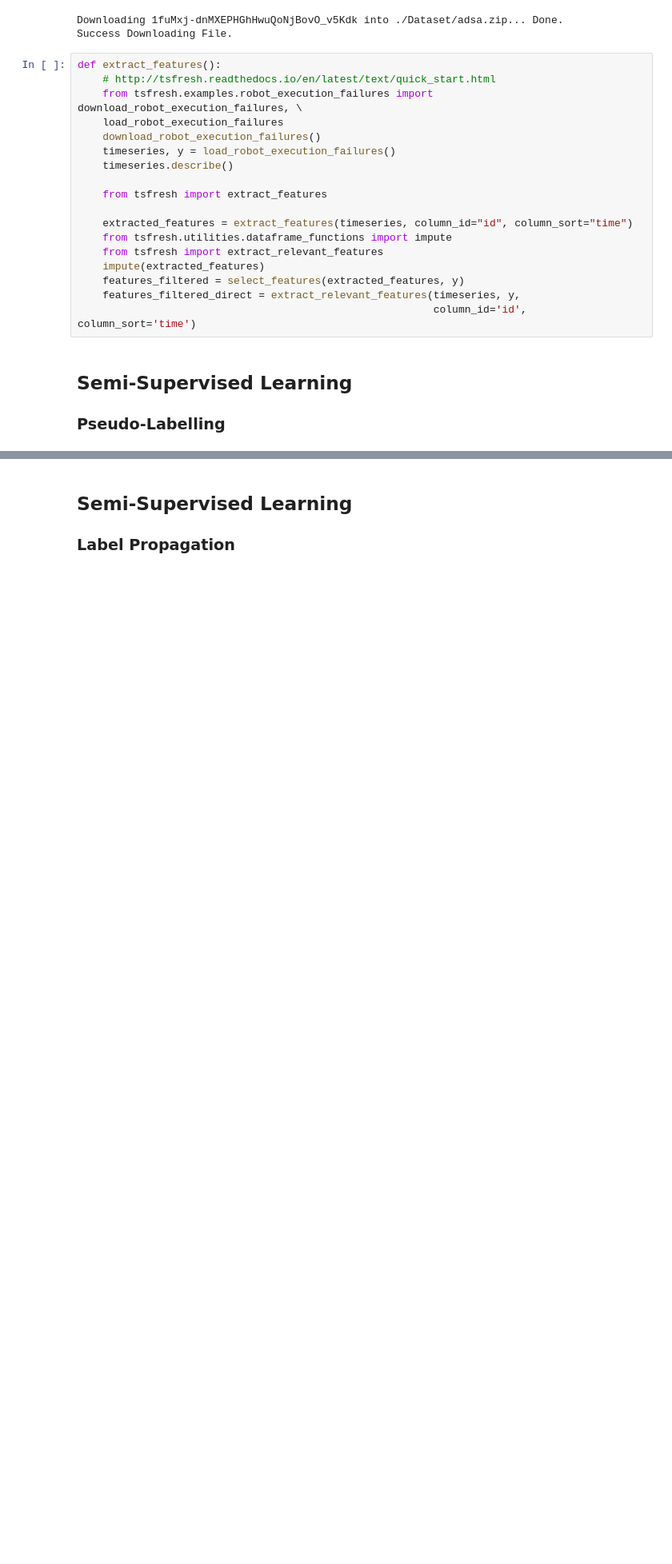
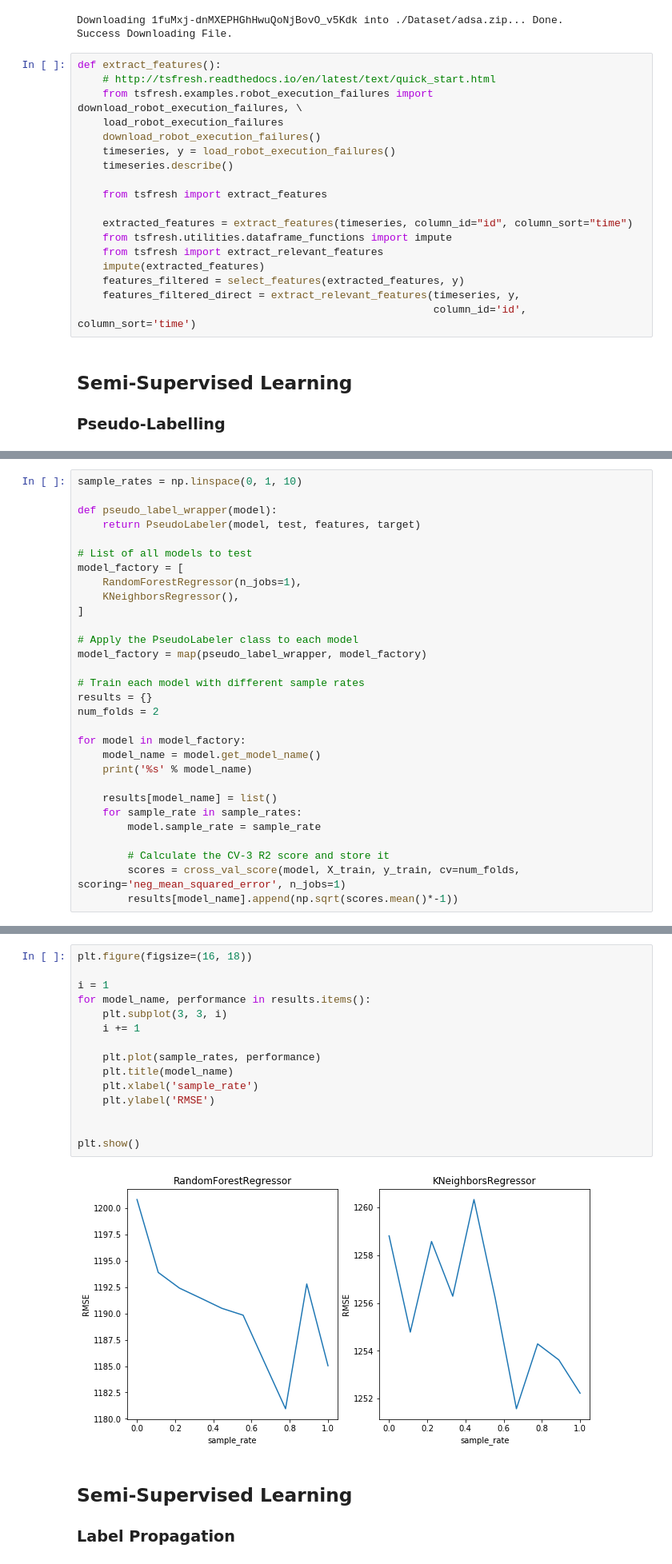
Before and after one commit to pbmiguel/py-har, a Jupyter notebook: TASKS/T1/2016-ANSAMO/Utils.ipynb, the cells around one changed output, grey strips where cells are left out. Shown at 80% size. Drawn from its saved outputs; the diff is of its cells as text; blank space fills up the shorter version.

Commit message:
add. self labelling semi-supervised method

```diff
--- a/TASKS/T1/2016-ANSAMO/Utils.ipynb
+++ b/TASKS/T1/2016-ANSAMO/Utils.ipynb
@@ -51,0 +321,30 @@ def extract_features():
+# %%
+sample_rates = np.linspace(0, 1, 10)
+
+def pseudo_label_wrapper(model):
+    return PseudoLabeler(model, test, features, target)
+
+# List of all models to test
+model_factory = [
+    RandomForestRegressor(n_jobs=1),
+    KNeighborsRegressor(),
+]
+
+# Apply the PseudoLabeler class to each model
+model_factory = map(pseudo_label_wrapper, model_factory)
+
+# Train each model with different sample rates
+results = {}
+num_folds = 2
+
+for model in model_factory:
+    model_name = model.get_model_name()
+    print('%s' % model_name)
+
+    results[model_name] = list()
+    for sample_rate in sample_rates:
+        model.sample_rate = sample_rate
+
+        # Calculate the CV-3 R2 score and store it
+        scores = cross_val_score(model, X_train, y_train, cv=num_folds, scoring='neg_mean_squared_error', n_jobs=1)
+        results[model_name].append(np.sqrt(scores.mean()*-1))
@@ -52,3 +354,20 @@ def extract_features():
+# %%
+plt.figure(figsize=(16, 18))
+
+i = 1
+for model_name, performance in results.items():
+    plt.subplot(3, 3, i)
+    i += 1
+
+    plt.plot(sample_rates, performance)
+    plt.title(model_name)
+    plt.xlabel('sample_rate')
+    plt.ylabel('RMSE')
+
+
+plt.show()
+# %% [output]
+[figure, added]
 # %% [markdown]
 ## Semi-Supervised Learning
 ### Label Propagation
```
Also changed, not shown: parts of 17 cells of this notebook.
